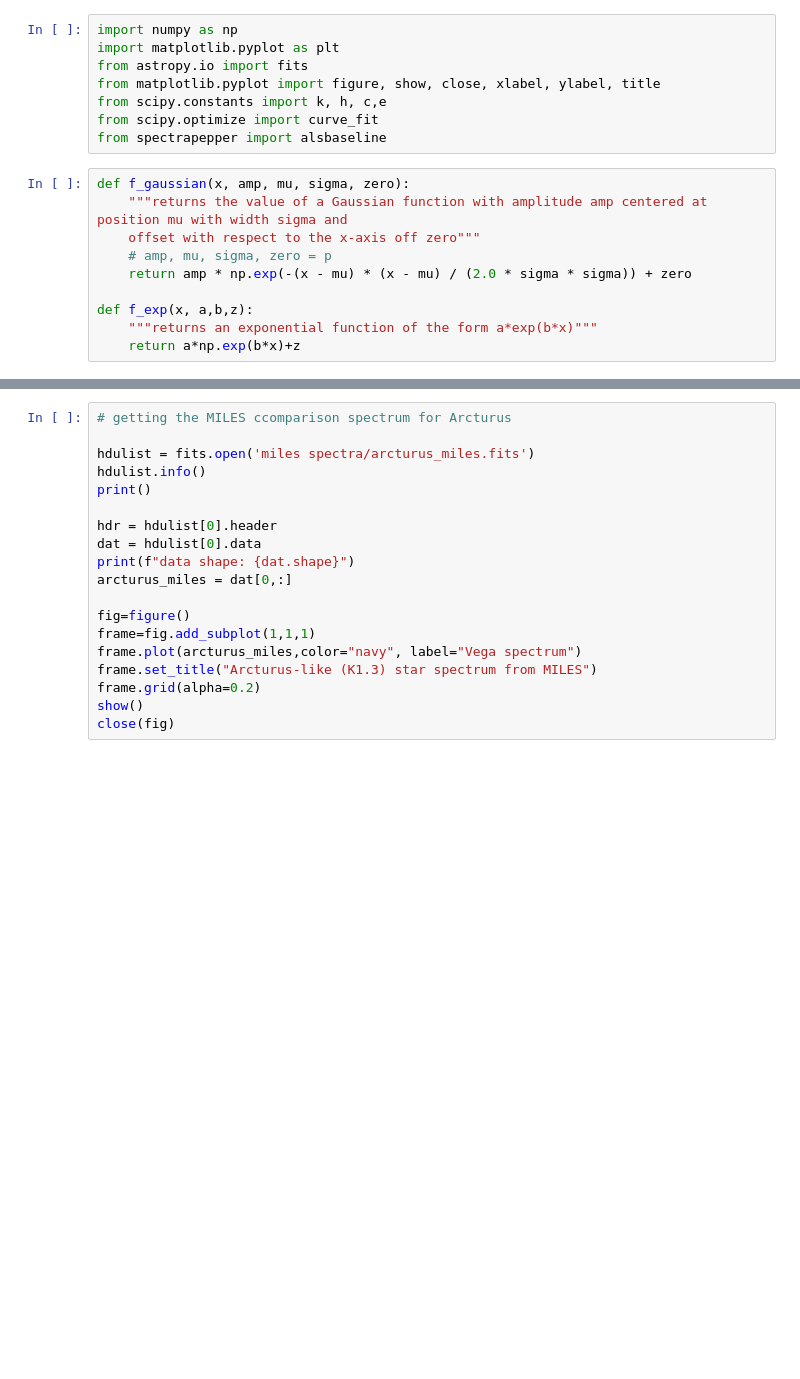
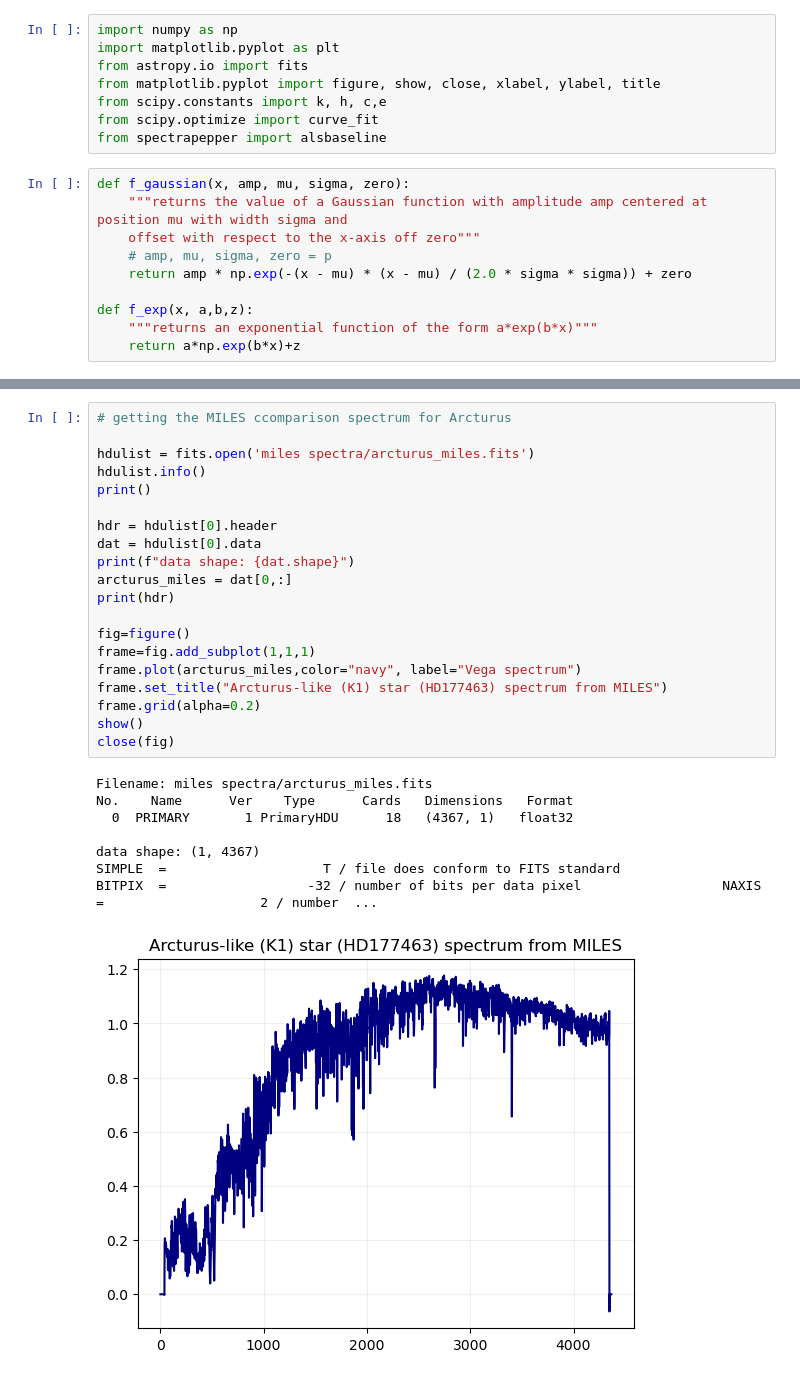
Before and after one commit to Timobrenn/G99-Spectroscopy, a Jupyter notebook: FWHM-arcturus.ipynb, the cells around one changed output, grey strips where cells are left out. Saved outputs shown, nothing was run; the diff lists cells and outputs as text; blank space fills up the shorter version.

Commit message:
feat: minor fixes for Vega, started working through MILES for Arcturus

```diff
--- a/FWHM-arcturus.ipynb
+++ b/FWHM-arcturus.ipynb
@@ -259,19 +303,28 @@ close(fig)
 # %%
 # getting the MILES ccomparison spectrum for Arcturus
 
 hdulist = fits.open('miles spectra/arcturus_miles.fits')
 hdulist.info()
 print()
 
 hdr = hdulist[0].header
 dat = hdulist[0].data
 print(f"data shape: {dat.shape}")
 arcturus_miles = dat[0,:]
+print(hdr)
 
 fig=figure()
 frame=fig.add_subplot(1,1,1)
 frame.plot(arcturus_miles,color="navy", label="Vega spectrum")
-frame.set_title("Arcturus-like (K1.3) star spectrum from MILES")
+frame.set_title("Arcturus-like (K1) star (HD177463) spectrum from MILES")
 frame.grid(alpha=0.2)
 show()
 close(fig)
+# %% [output]
+Filename: miles spectra/arcturus_miles.fits
+No.    Name      Ver    Type      Cards   Dimensions   Format
+  0  PRIMARY       1 PrimaryHDU      18   (4367, 1)   float32
+
+data shape: (1, 4367)
+SIMPLE  =                    T / file does conform to FITS standard             BITPIX  =                  -32 / number of bits per data pixel                  NAXIS   =                    2 / number  ...
+[figure, added]
```
Also changed, not shown: parts of 12 cells of this notebook, 1 other file.
